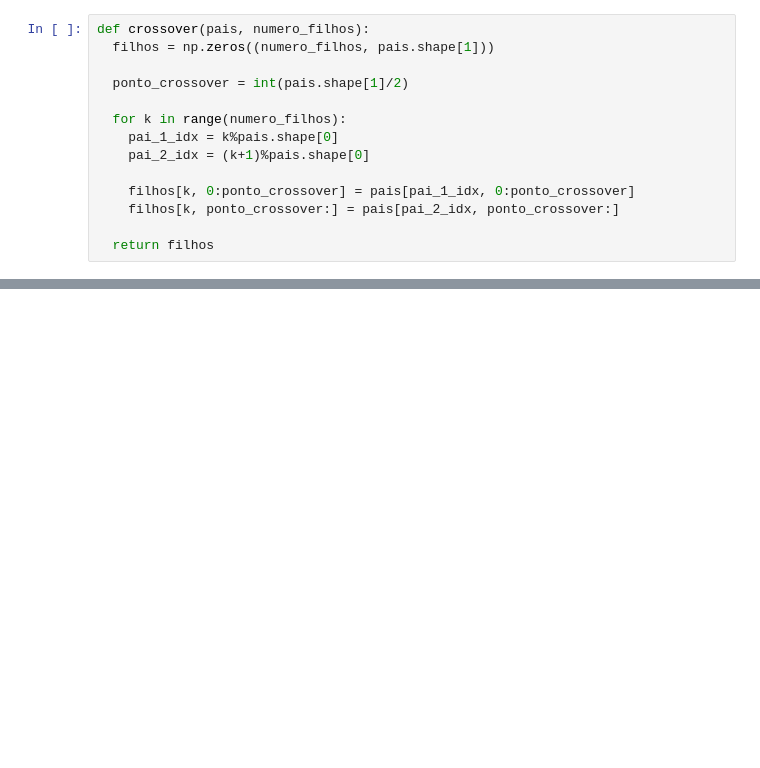
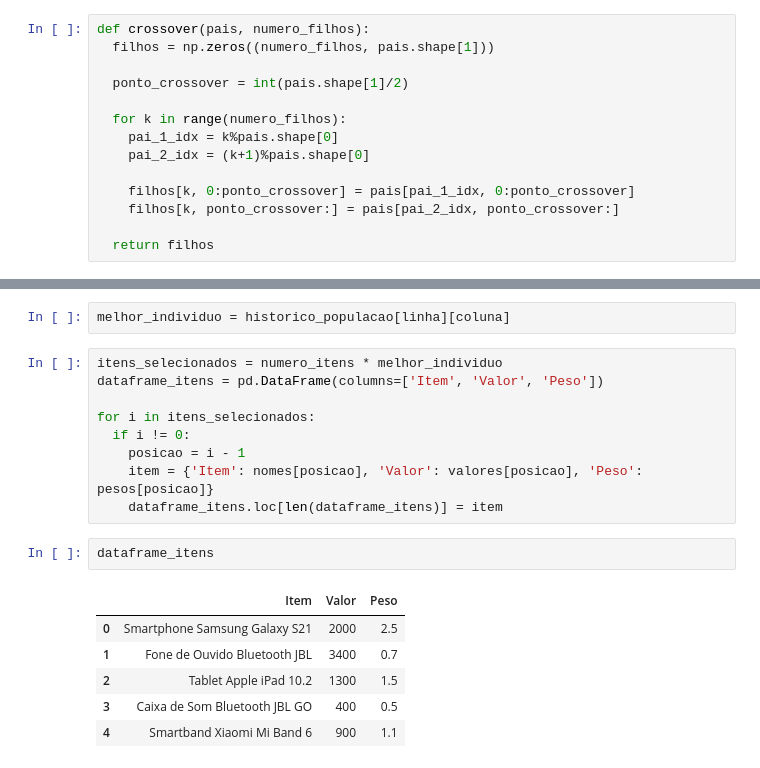
Before and after one commit to kaiquedm12/InteligenciaArtificial, a Jupyter notebook: AlgoritmosGeneticos.ipynb, the cells around one changed output, grey strips where cells are left out. Cells and saved outputs as stored; diff of their text form; blank space fills up the shorter version.

```diff
--- a/AlgoritmosGeneticos.ipynb
+++ b/AlgoritmosGeneticos.ipynb
@@ -125,0 +198,20 @@ def crossover(pais, numero_filhos):
+# %%
+melhor_individuo = historico_populacao[linha][coluna]
+# %%
+itens_selecionados = numero_itens * melhor_individuo
+dataframe_itens = pd.DataFrame(columns=['Item', 'Valor', 'Peso'])
+
+for i in itens_selecionados:
+  if i != 0:
+    posicao = i - 1
+    item = {'Item': nomes[posicao], 'Valor': valores[posicao], 'Peso': pesos[posicao]}
+    dataframe_itens.loc[len(dataframe_itens)] = item
+# %%
+dataframe_itens
+# %% [output]
+|  | Item | Valor | Peso |
+| 0 | Smartphone Samsung Galaxy S21 | 2000 | 2.5 |
+| 1 | Fone de Ouvido Bluetooth JBL | 3400 | 0.7 |
+| 2 | Tablet Apple iPad 10.2 | 1300 | 1.5 |
+| 3 | Caixa de Som Bluetooth JBL GO | 400 | 0.5 |
+| 4 | Smartband Xiaomi Mi Band 6 | 900 | 1.1 |
```
Also changed, not shown: parts of 7 cells of this notebook.
